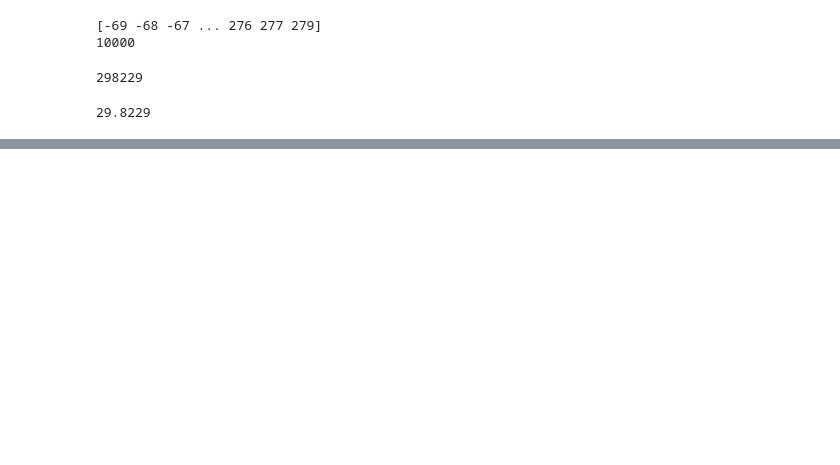
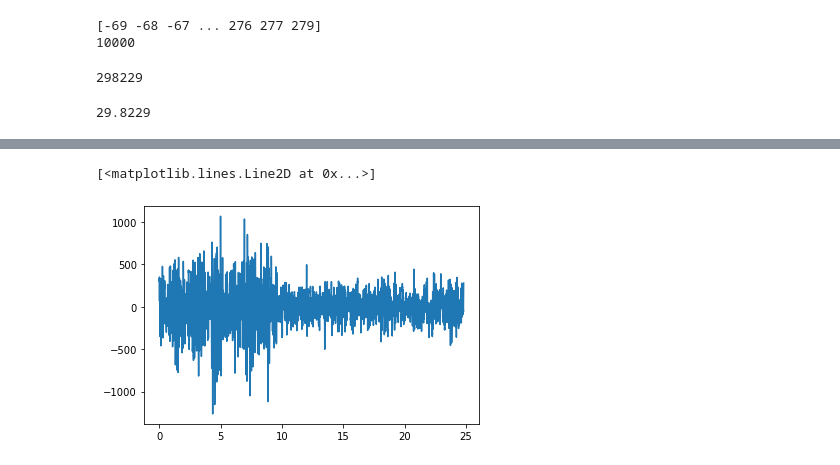
Before and after one commit to skuhn002/eeg-research, a Jupyter notebook: workspace1.ipynb, the cells around one changed output, grey strips where cells are left out. Drawn from its saved outputs; the diff is of its cells as text; code cells hidden in the pictures; blank space fills up the shorter version.

```diff
--- a/workspace1.ipynb
+++ b/workspace1.ipynb
@@ -31,0 +32,18 @@ plt.plot(X, Y)
+# %%
+def front_crop(data_array, crop_at):
+    # Crop the front of a data array
+    # crop_at(int): the index of the last sample to crop from the front of the data array
+    # return the cropped array
+    return data_array[crop_at:]
+# %%
+cropped_data = front_crop(Y, 50000)
+# %%
+rec_time2 = len(cropped_data) / sample_rate
+rec_time2
+
+X2 = np.linspace(0, rec_time2, len(cropped_data))
+Y2 = cropped_data
+plt.plot(X2, Y2)
+# %% [output]
+[<matplotlib.lines.Line2D at 0x...>]
+[figure, added]
```
Also changed, not shown: parts of 1 cell of this notebook.
